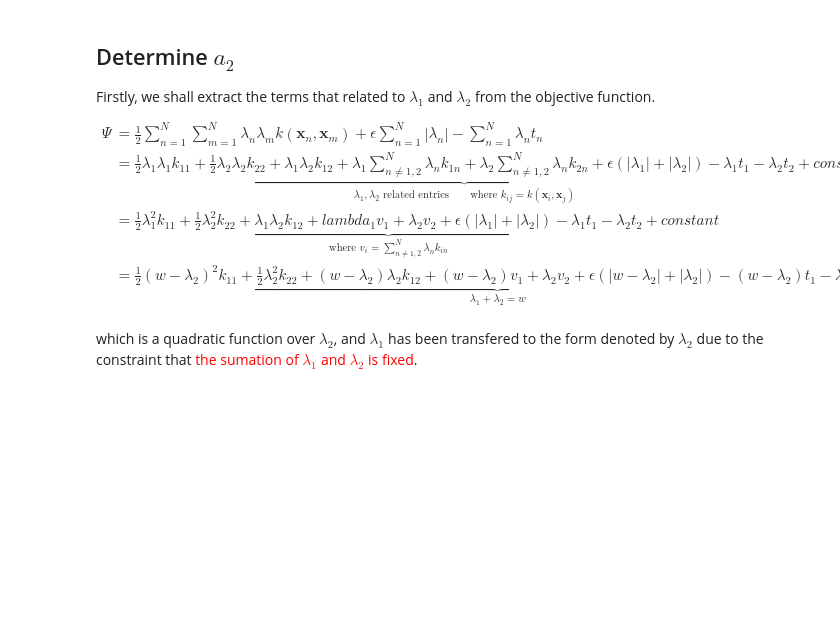
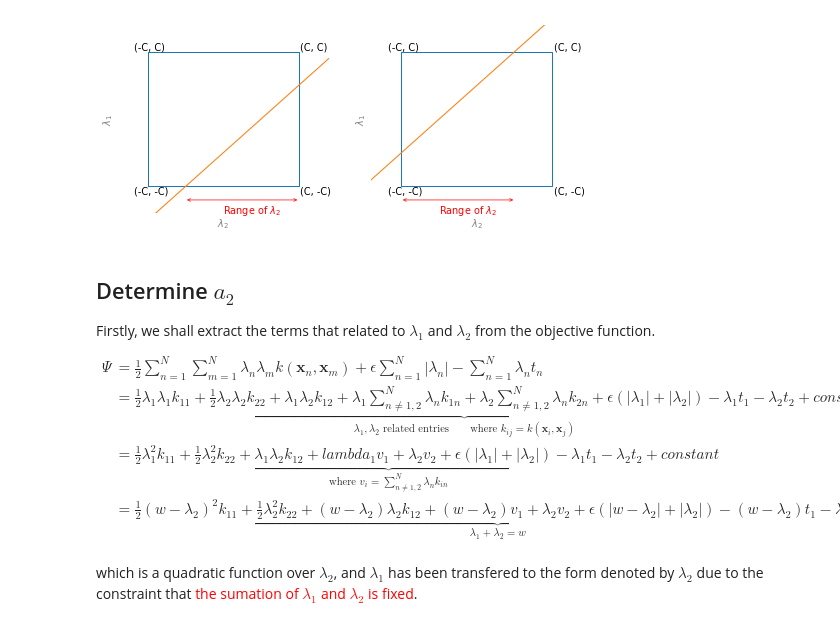
Before and after one commit to Minohh/PRML-Note, a Jupyter notebook: 7_Sparse_Kernel_Machines/SMO_For_Regression.ipynb, the cells around one changed output. Cells and saved outputs as stored; diff of their text form; code cells hidden in the pictures; blank space fills up the shorter version.

```diff
--- a/7_Sparse_Kernel_Machines/SMO_For_Regression.ipynb
+++ b/7_Sparse_Kernel_Machines/SMO_For_Regression.ipynb
@@ -117,14 +117,20 @@ def hide_axes(ax):
     ax.spines["bottom"].set_color("none")
     ax.spines["left"].set_color("none")
     ax.spines["right"].set_color("none")
-    ax.set_xlim(-1.2, 1.2)
-    ax.set_ylim(-1.2, 1.2)
+    ax.set_xlim(-1.4, 1.4)
+    ax.set_ylim(-1.4, 1.4)
 
 def draw_rec(ax):
     hide_axes(ax)
     ax.plot(REC_LINES[0], REC_LINES[1])
     ax.set_xticks([])
     ax.set_yticks([])
+    ax.set_xlabel(r"$\lambda_2$", fontsize=14, color='grey')
+    ax.set_ylabel(r"$\lambda_1$", fontsize=14, color='grey')
+    ax.text(-1.18, -1.1, "(-C, -C)", fontsize=14)
+    ax.text(-1.18, 1.03, "(-C, C)", fontsize=14)
+    ax.text(1.02, -1.1, "(C, -C)", fontsize=14)
+    ax.text(1.02, 1.03, "(C, C)", fontsize=14)
 
 def draw_line(ax, sign, k):
     x = SLANT_LINE_X
@@ -138,39 +144,36 @@ def draw_range(ax, xstart, xend, y):
         arrowprops={'arrowstyle': '<->', 'color':'r'})
     ax.text(xstart+(xend-xstart-.5)/2, y-.2, r"Range of $\lambda_2$", fontsize=14, color='r')
 
 def main():
     fig=plt.figure(figsize=(12,5), dpi=50)
     (ax1,ax2) = fig.subplots(1, 2)
     draw_rec(ax1)
     draw_rec(ax2)
 
-    ax1.set_xticks([-1, 1])
-    ax1.set_yticks([-1, 1])
-    ax1.set_xticklabels([r"$\lambda_2 = -C$", r"$\lambda_2 = C$"], fontsize=15)
-    ax1.set_yticklabels([r"$\lambda_1 = -C$", r"$\lambda_1 = C$"], fontsize=15)
-
     K = np.array([-.5, .5])
     S = np.array([-1, -1])
     draw_line(ax1, S[0], K[0])
     draw_line(ax2, S[1], K[1])
 
     i = 0
     for ax in [ax1, ax2]:
         xnc = S[i]*K[i] - S[i]*-1
         xpc = S[i]*K[i] - S[i]*1
         # print(x0, xc)
         l = min(xnc, xpc)
         h = max(xnc, xpc)
         L = max(-1, l)
         H = min(1, h)
-        draw_range(ax, L, H, -1.1)
+        draw_range(ax, L, H, -1.2)
         i+=1
 
     plt.show()
     return
 
 if __name__=="__main__":
     main()
+# %% [output]
+[figure, added]
 # %% [markdown]
 
 
```
Also changed, not shown: parts of 9 cells of this notebook, 2 other files.
